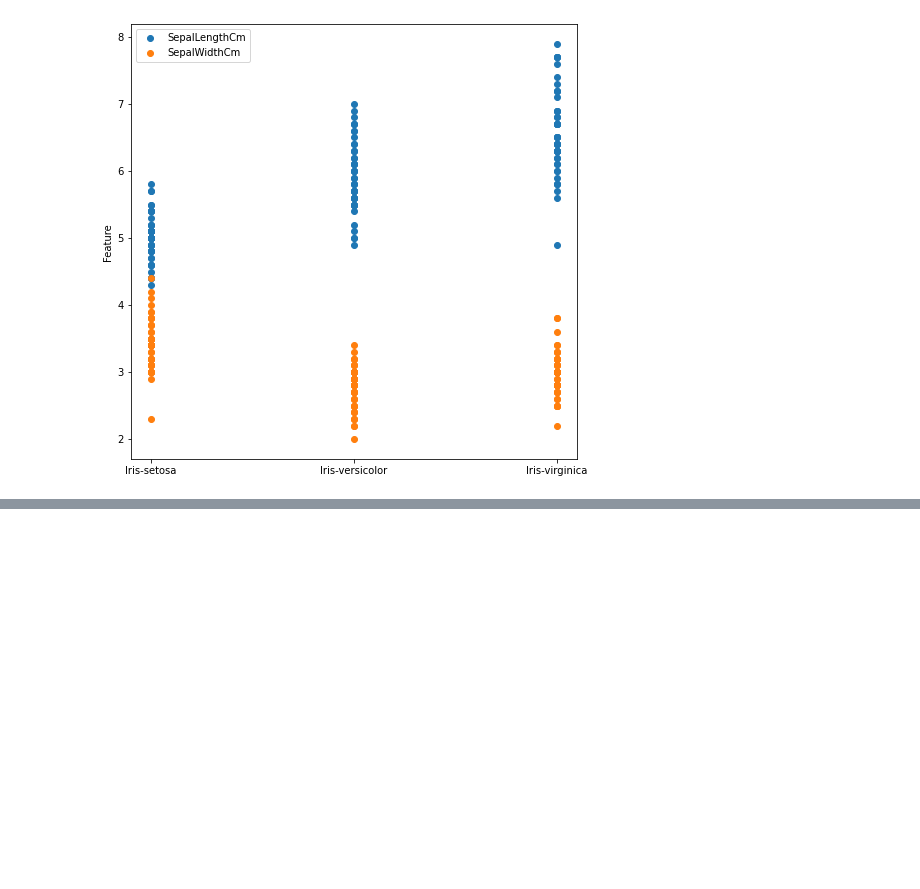
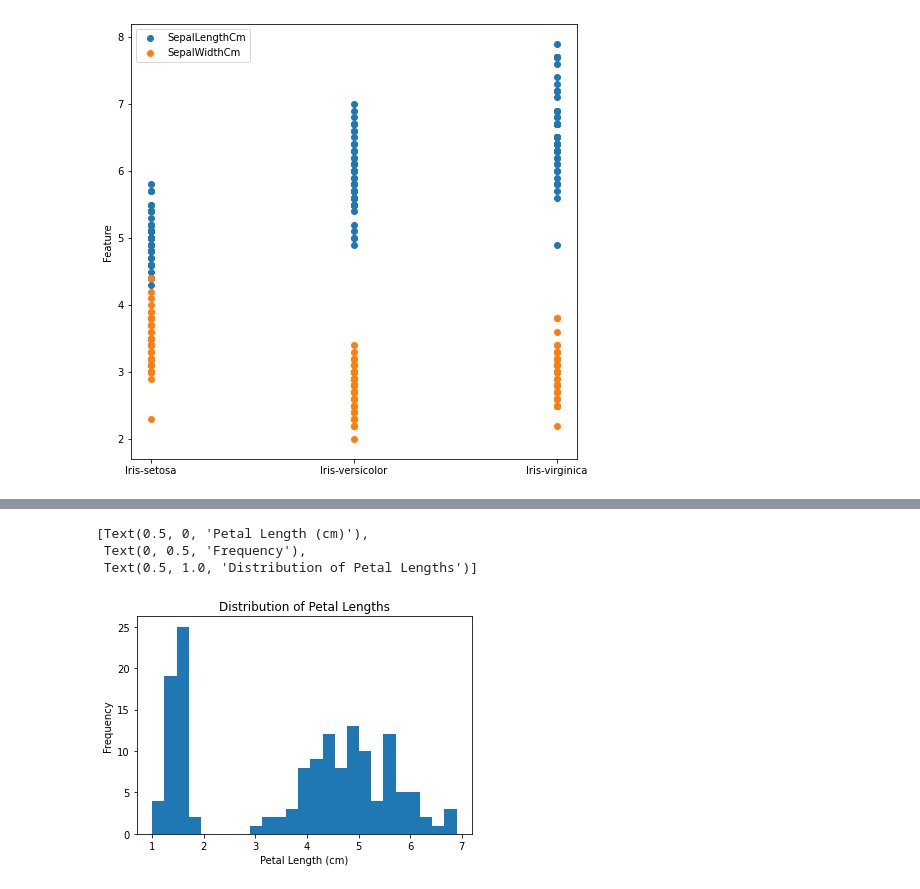
Before and after one commit to sepidemashayekhi/Data-analysis-of-iris-dataset, a Jupyter notebook: iris.ipynb, the cells around one changed output, grey strips where cells are left out. Cells and saved outputs as stored; diff of their text form; code cells hidden in the pictures; blank space fills up the shorter version.

```diff
--- a/iris.ipynb
+++ b/iris.ipynb
@@ -60,0 +68,11 @@ plt.legend()
+# %%
+ax = plt.axes()
+ax.hist(iris.PetalLengthCm, bins=25)
+ax.set(xlabel='Petal Length (cm)',
+       ylabel='Frequency',
+       title='Distribution of Petal Lengths')
+# %% [output]
+[Text(0.5, 0, 'Petal Length (cm)'),
+ Text(0, 0.5, 'Frequency'),
+ Text(0.5, 1.0, 'Distribution of Petal Lengths')]
+[figure, added]
```
Also changed, not shown: parts of 5 cells of this notebook.
